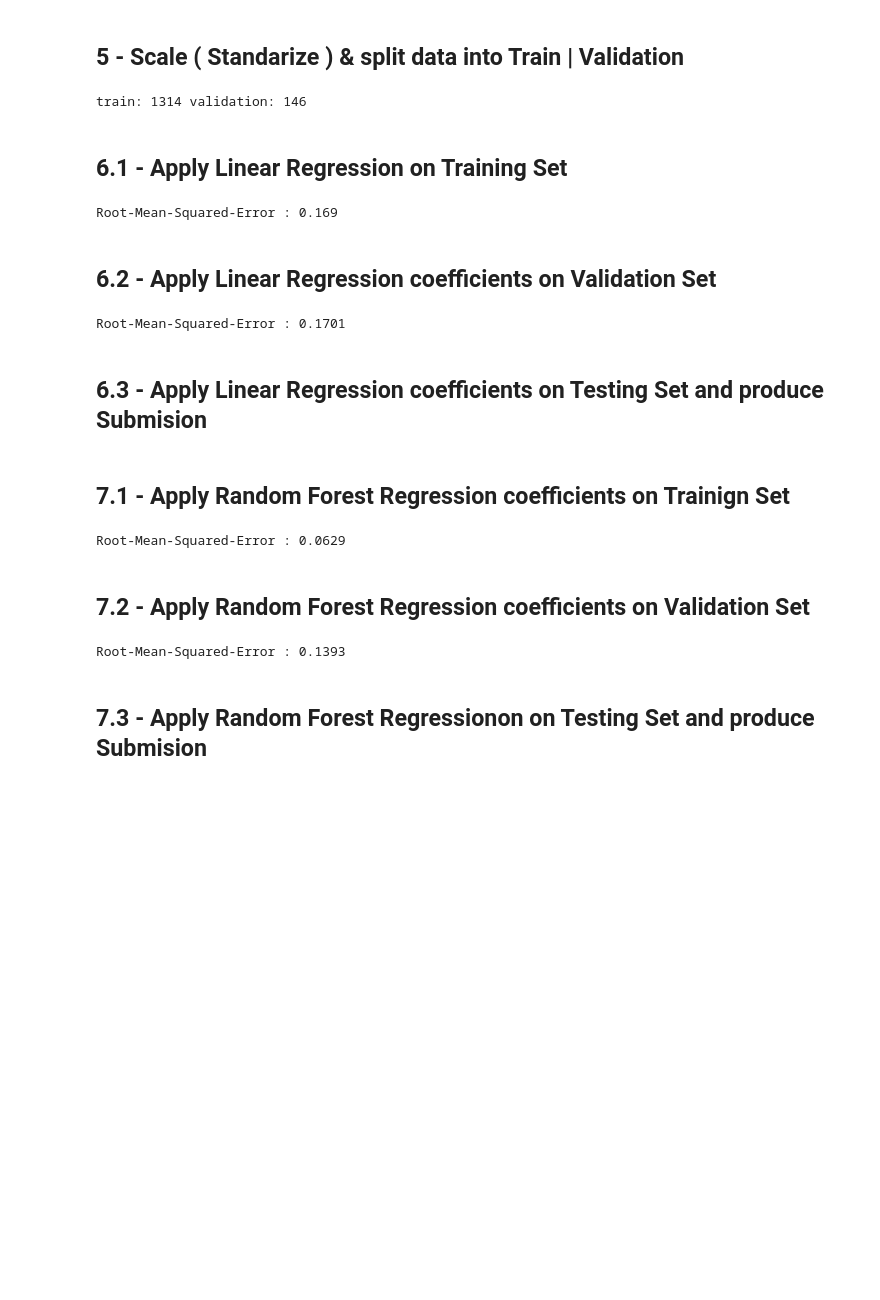
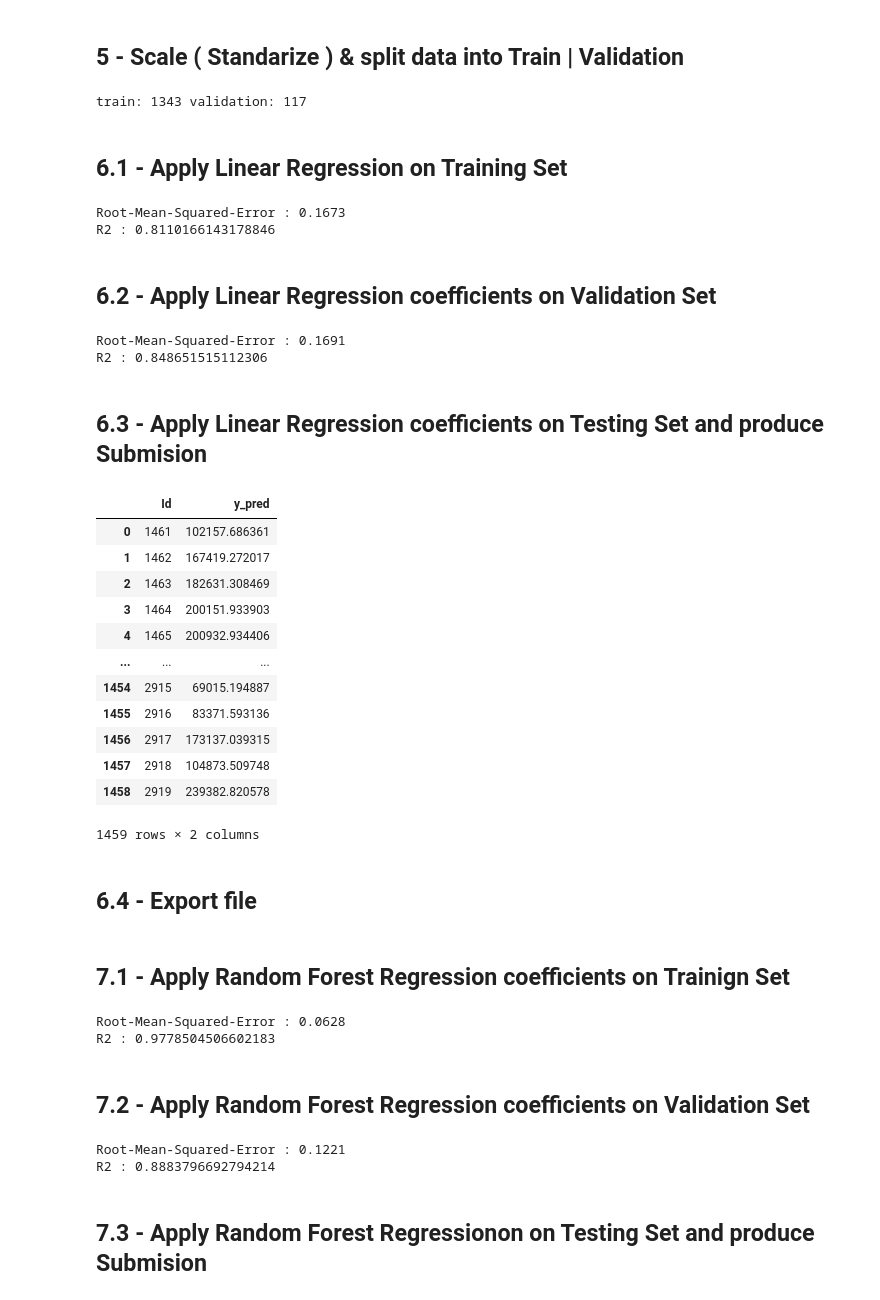
Before and after one commit to ibrahim-Sobh/data_science_in_production, a Jupyter notebook: notebooks/ house-prices-modeling.ipynb, the cells around one changed output. Drawn from its saved outputs; the diff is of its cells as text; code cells hidden in the pictures; blank space fills up the shorter version.

```diff
--- a/notebooks/ house-prices-modeling.ipynb
+++ b/notebooks/ house-prices-modeling.ipynb
@@ -202,13 +173,11 @@ HalfBath        0.0
 BsmtHalfBath    0.0
 dtype: float64
 # %%
-test_data['LotFrontage'].fillna(int(test_data['LotFrontage'].mean()), inplace=True)
-test_data['MasVnrArea'].fillna(int(test_data['MasVnrArea'].mean()), inplace=True)
-test_data['BsmtFinSF1'].fillna(int(test_data['BsmtFinSF1'].mean()), inplace=True)
-test_data['GarageCars'].fillna(int(test_data['GarageCars'].mean()), inplace=True)
-test_data['TotalBsmtSF'].fillna(int(test_data['TotalBsmtSF'].mean()), inplace=True)
-test_data['GarageYrBlt'].interpolate(method ='linear', limit_direction ='backward', inplace=True)
-test_data['BsmtHalfBath'].interpolate(method ='linear', limit_direction ='backward', inplace=True)
-test_data['BsmtFullBath'].interpolate(method ='linear', limit_direction ='backward', inplace=True)
+test_data[test_numerical_features]=test_data[test_numerical_features].fillna(test_data[test_numerical_features].median())
+
+for feature in test_categorical_features:
+    test_data[feature].interpolate(method ='linear', limit_direction ='forward', inplace=True)
+    test_data[feature].interpolate(method ='linear', limit_direction ='backward',inplace=True)
+
 test_data.isnull().sum().sort_values(ascending=False).head(15) / len(test_data) *100
 # %% [output]
@@ -298,12 +266,12 @@ sns.heatmap(corr,mask=corr > 0.85,cmap="YlGnBu")
 # %%
 scalar =preprocessing.StandardScaler()
 X_scaled=pd.DataFrame(scalar.fit_transform(X),columns = X.columns)
-
+y = train_data.SalePrice
 X_train, X_val, y_train, y_val = train_test_split(X_scaled, y,
-                                                  test_size=0.1,
+                                                  test_size=0.08,
                                                  random_state = 42)
 print('train:', len(X_train), 'validation:', len(X_val))
 # %% [output]
-train: 1314 validation: 146
+train: 1343 validation: 117
 # %% [markdown]
 ## 6.1 - Apply Linear Regression on Training Set
@@ -310,22 +288,16 @@ train: 1314 validation: 146
 # %%
-def compute_rmsle(y_test: np.ndarray, y_pred: np.ndarray, precision: int = 2) -> float:
-    rmsle = np.sqrt(metrics.mean_squared_log_error(y_test, y_pred))
-    return round(rmsle, precision)
-
 model = LinearRegression()
 model.fit(X_train, y_train)
-
 y_pred=model.predict(X_train)
-
 y= y_train.ravel()
-
 y_pred=y_pred.ravel()
 y_pred =abs(y_pred)
-y_pred
 
 print("Root-Mean-Squared-Error :",compute_rmsle(y,y_pred,4))
+print("R2 :",metrics.r2_score(y_train,y_pred))
 # %% [output]
-Root-Mean-Squared-Error : 0.169
+Root-Mean-Squared-Error : 0.1673
+R2 : 0.8110166143178846
 # %% [markdown]
 ## 6.2 - Apply Linear Regression coefficients on Validation Set
 # %%
@@ -335,15 +307,30 @@ y_pred=y_pred.ravel()
 y_pred =abs(y_pred)
 
 print("Root-Mean-Squared-Error :",compute_rmsle(y,y_pred,4))
+print("R2 :",metrics.r2_score(y,y_pred))
 # %% [output]
-Root-Mean-Squared-Error : 0.1701
+Root-Mean-Squared-Error : 0.1691
+R2 : 0.848651515112306
 # %% [markdown]
 ## 6.3 - Apply Linear Regression coefficients on Testing Set and produce Submision
 # %%
-
 X_test = test_data[list_of_columns]
 X_test_scaled=pd.DataFrame(scalar.fit_transform(X_test),columns = X_test.columns)
-
 X_test_scaled["y_pred"]=model.predict(X_test_scaled)
 X_test_scaled["Id"]=test_data["Id"]
 X_test_scaled["y_pred"]=abs(X_test_scaled["y_pred"])
+X_test_scaled[["Id","y_pred"]]
+# %% [output]
+|  | Id | y_pred |
+| 0 | 1461 | 102157.686361 |
+| 1 | 1462 | 167419.272017 |
+| 2 | 1463 | 182631.308469 |
+| 3 | 1464 | 200151.933903 |
+| 4 | 1465 | 200932.934406 |
+| ... | ... | ... |
+| 1454 | 2915 | 69015.194887 |
+| 1455 | 2916 | 83371.593136 |
+| 1456 | 2917 | 173137.039315 |
+| 1457 | 2918 | 104873.509748 |
+| 1458 | 2919 | 239382.820578 |
+1459 rows × 2 columns
@@ -354,0 +337,2 @@ Output.to_csv('/Users/ibrahim/Desktop/AIS/submission.txt', index=False)
+# %% [markdown]
+## 6.4 - Export file
@@ -355,7 +341,7 @@ Output.to_csv('/Users/ibrahim/Desktop/AIS/submission.txt', index=False)
 # %% [markdown]
 ## 7.1 - Apply Random Forest Regression coefficients on Trainign Set
 # %%
-regr = RandomForestRegressor(n_estimators=1000,max_depth=40, random_state=42,criterion="squared_error")
+regr = RandomForestRegressor(n_estimators=1000,max_depth=40, random_state=50,criterion="squared_error")
 regr.fit(X_train, y_train)
 y_pred=regr.predict(X_train)
 y= y_train.ravel()
@@ -365,8 +351,10 @@ y_pred =abs(y_pred)
 y_pred
 
 print("Root-Mean-Squared-Error :",compute_rmsle(y,y_pred,4))
+print("R2 :",metrics.r2_score(y,y_pred))
 # %% [output]
-Root-Mean-Squared-Error : 0.0629
+Root-Mean-Squared-Error : 0.0628
+R2 : 0.9778504506602183
 # %% [markdown]
 ## 7.2 - Apply Random Forest Regression coefficients on Validation Set
 # %%
@@ -376,8 +364,10 @@ y_pred=y_pred.ravel()
 y_pred =abs(y_pred)
 
 print("Root-Mean-Squared-Error :",compute_rmsle(y,y_pred,4))
+print("R2 :",metrics.r2_score(y,y_pred))
 # %% [output]
-Root-Mean-Squared-Error : 0.1393
+Root-Mean-Squared-Error : 0.1221
+R2 : 0.8883796692794214
 # %% [markdown]
 ## 7.3 - Apply Random Forest Regressionon  on Testing Set and produce Submision
 # %%
```
Also changed, not shown: parts of 23 cells of this notebook.
